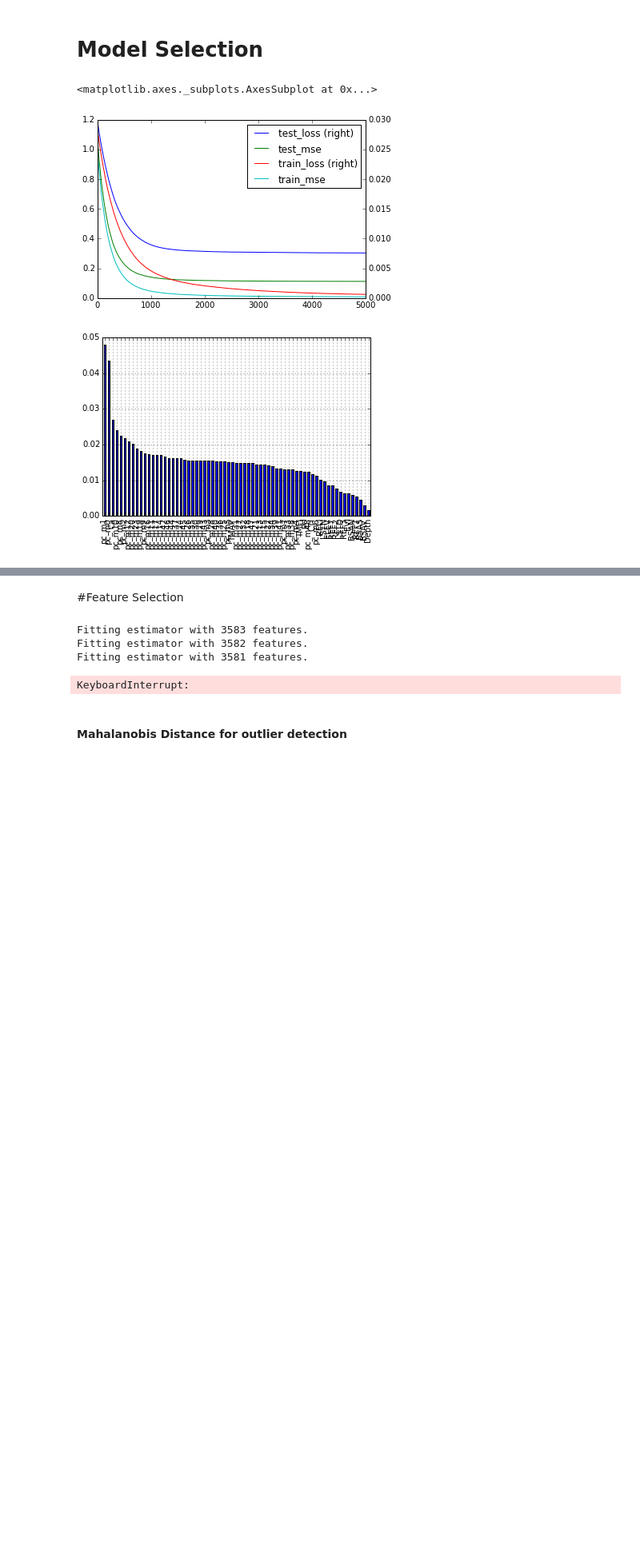
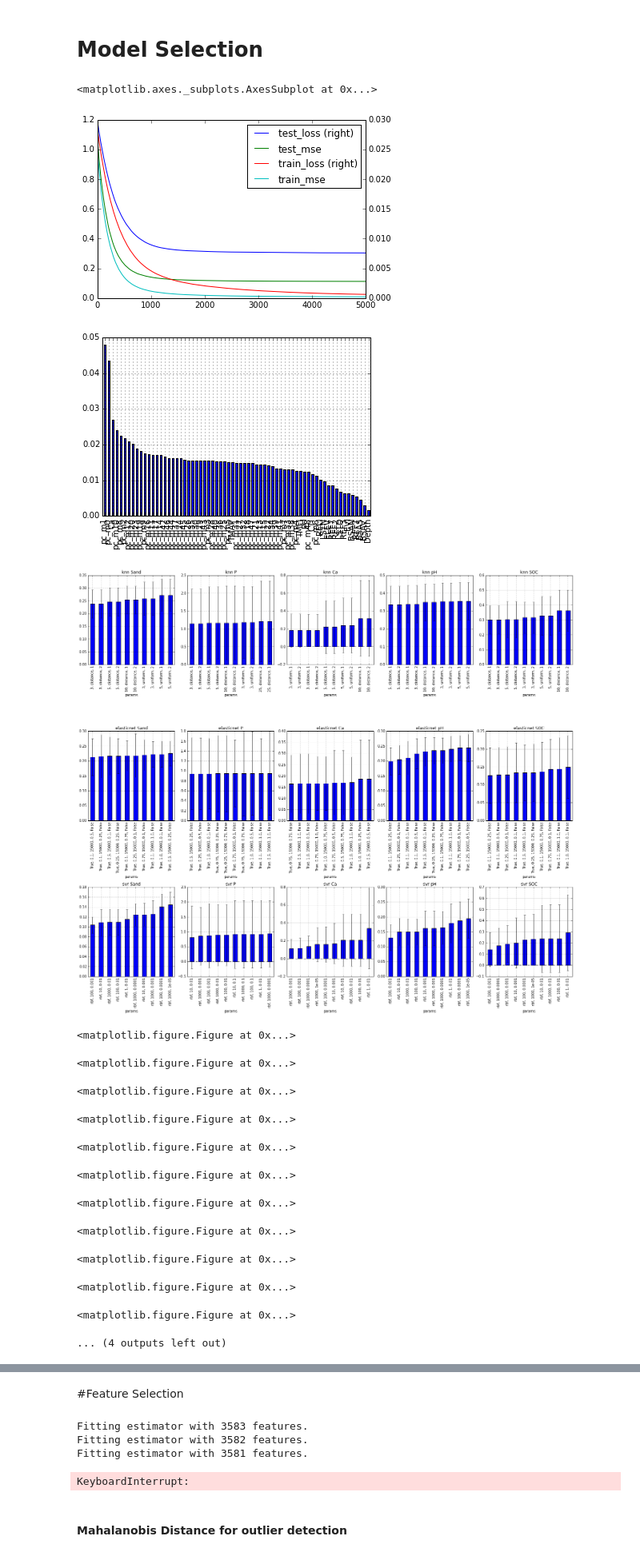
Before and after one commit to eric-czech/portfolio, a Jupyter notebook: demonstrative/python/notebooks/kaggle_soil.ipynb, the cells around one changed output, grey strips where cells are left out. Shown at 80% size. Cells and saved outputs as stored; diff of their text form; code cells hidden in the pictures; blank space fills up the shorter version.

```diff
--- a/demonstrative/python/notebooks/kaggle_soil.ipynb
+++ b/demonstrative/python/notebooks/kaggle_soil.ipynb
@@ -275,7 +275,7 @@ Having over 3k features is going to make it difficult to start testing feature i
 # %% [markdown]
 This function will be used to decompose highly collinear features via PCA
 # %%
-def redux_features(dataset, features, prefix, n_components=.99, show_exp_variance=False):
+def redux_features(dataset, features, prefix, n_components=.99, show_exp_variance=False, scale=True, pca_transform=None):
     dataset = cp.deepcopy(dataset)
     from sklearn.preprocessing import scale
     from sklearn import decomposition
@@ -286,9 +286,15 @@ def redux_features(dataset, features, prefix, n_components=.99, show_exp_varianc
     )
 
     # Run decomposition
-    X = scale(dataset.X()[features])
+    if scale:
+        X = scale(dataset.X()[features])
+    else:
+        X = dataset.X()[features]
     n_cols = X.shape[1]
-    pca = decomposition.PCA(n_components=n_components).fit(X)
+    if pca_transform:
+        pca = pca_transform
+    else:
+        pca = decomposition.PCA(n_components=n_components).fit(X)
     X = pca.transform(X)
     redux_n_cols = X.shape[1]
     redux_features = [prefix + str(i) for i in range(redux_n_cols)]
@@ -309,7 +315,7 @@ def redux_features(dataset, features, prefix, n_components=.99, show_exp_varianc
 
     dataset.data = data
     dataset.cols = data.columns.tolist()
-    return dataset
+    return dataset, pca
 # %% [markdown]
 ###Decomposing IR sample values
 # %% [markdown]
@@ -317,7 +323,7 @@ First, reduce the 3578 wavelength features to something more manageable.  Otherw
 
 To do this, the PCA compression function above will be used to reduce those 3k+ features to the ~10 orthogonal dimensions necessary to explain > 99.9% of their variation.
 # %%
-dataset = redux_features(dataset, dataset.X_IR().columns.tolist(), 'pc_m', n_components=.999)
+dataset, pca_transform = redux_features(dataset, dataset.X_IR().columns.tolist(), 'pc_m', n_components=.9999, scale=False)
 dataset.data.head()
 # %% [output]
 Running PCA to collapse given features ['m7497.96', 'm7496.04', 'm7494.11', 'm7492.18', 'm7490.25', '...', 'm607.474', 'm605.545', 'm603.617', 'm601.688', 'm599.76']
@@ -696,12 +674,41 @@ res = grid_search(dataset.X(), dataset.Y(), clfs, sample_rate=.3, k=5)
 # %%
 def plot_grid_search_results(grid, max_params=25, title='Grid Search Results', ax=None):
     res = []
     for score in grid.grid_scores_:
         scores = np.abs(score.cv_validation_scores)
         mean = np.mean(scores)
         std = np.std(scores)
         params = ', '.join([ str(v) for k, v in score.parameters.iteritems() ])
         res.append((mean, std, params))
     res = pd.DataFrame(res, columns=['mean', 'std', 'params'])
     res = res.sort('mean').head(10).set_index('params')
     res['mean'].plot(yerr=res['std'], kind='bar', title=title, ax=ax)
+
+grids = gs_res[2]
+fig = plt.figure()
+nrows = len(grids.keys())
+fig.set_size_inches((20,nrows*6))
+i = 0
+for r, model in enumerate(grids.keys()):
+    ncols = len(grids[model].keys())
+    for c, response in enumerate(grids[model].keys()):
+        i += 1
+        fig.add_subplot(nrows, ncols, i)
+        grid = grids[model][response]
+        plt.figure()
+        plot_grid_search_results(grid, title=model+' '+response, ax=fig.gca())
+fig.tight_layout()
+# %% [output]
+[figure, added]
+<matplotlib.figure.Figure at 0x...>
+<matplotlib.figure.Figure at 0x...>
+<matplotlib.figure.Figure at 0x...>
+<matplotlib.figure.Figure at 0x...>
+<matplotlib.figure.Figure at 0x...>
+<matplotlib.figure.Figure at 0x...>
+<matplotlib.figure.Figure at 0x...>
+<matplotlib.figure.Figure at 0x...>
+<matplotlib.figure.Figure at 0x...>
+<matplotlib.figure.Figure at 0x...>
+<matplotlib.figure.Figure at 0x...>
+... (4 outputs left out)
```
Also changed, not shown: parts of 16 cells of this notebook.
